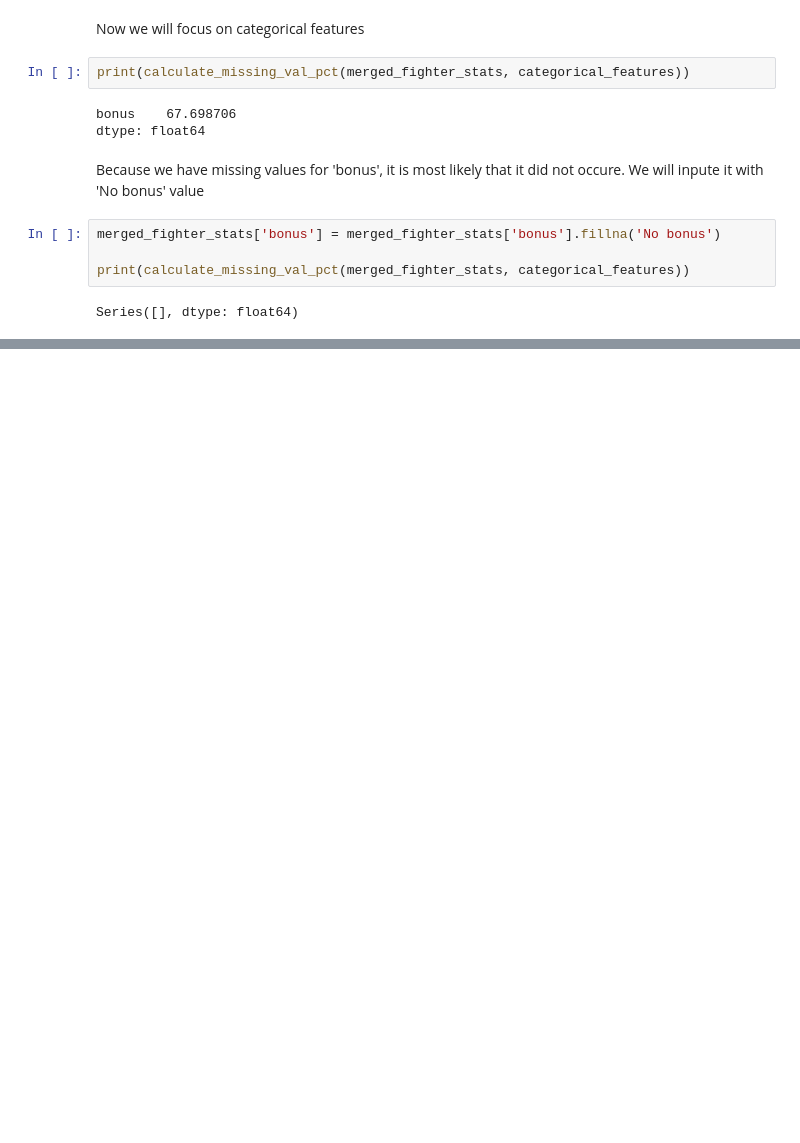
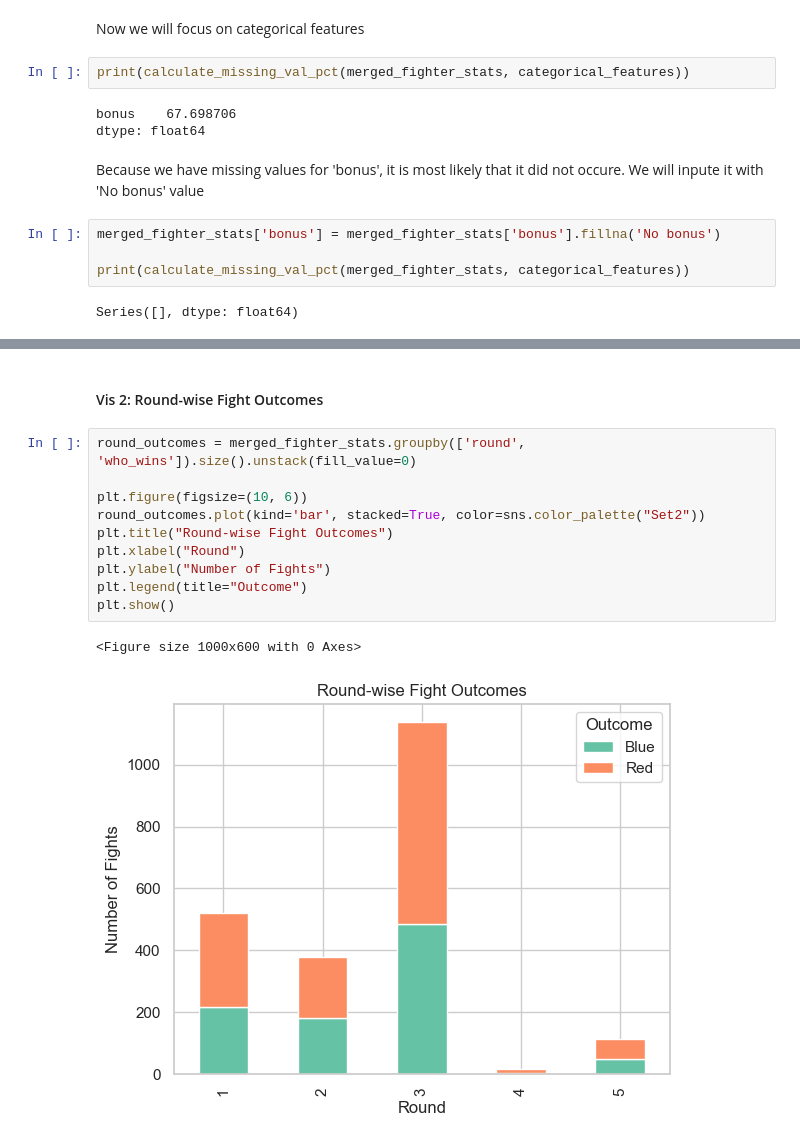
Before and after one commit to lucijaaleksic/dopp, a Jupyter notebook: Question_1.ipynb, the cells around one changed output, grey strips where cells are left out. Drawn from its saved outputs; the diff is of its cells as text; blank space fills up the shorter version.

```diff
--- a/Question_1.ipynb
+++ b/Question_1.ipynb
@@ -789,0 +823,15 @@ merged_fighter_stats
+# %% [markdown]
+#### Vis 2: Round-wise Fight Outcomes
+# %%
+round_outcomes = merged_fighter_stats.groupby(['round', 'who_wins']).size().unstack(fill_value=0)
+
+plt.figure(figsize=(10, 6))
+round_outcomes.plot(kind='bar', stacked=True, color=sns.color_palette("Set2"))
+plt.title("Round-wise Fight Outcomes")
+plt.xlabel("Round")
+plt.ylabel("Number of Fights")
+plt.legend(title="Outcome")
+plt.show()
+# %% [output]
+<Figure size 1000x600 with 0 Axes>
+[figure, added]
```
Also changed, not shown: parts of 27 cells of this notebook, 3 other files.
